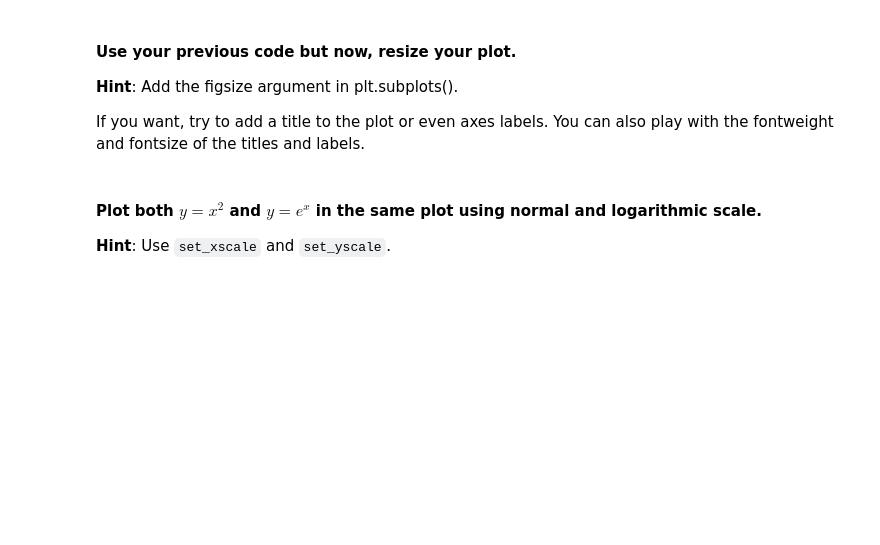
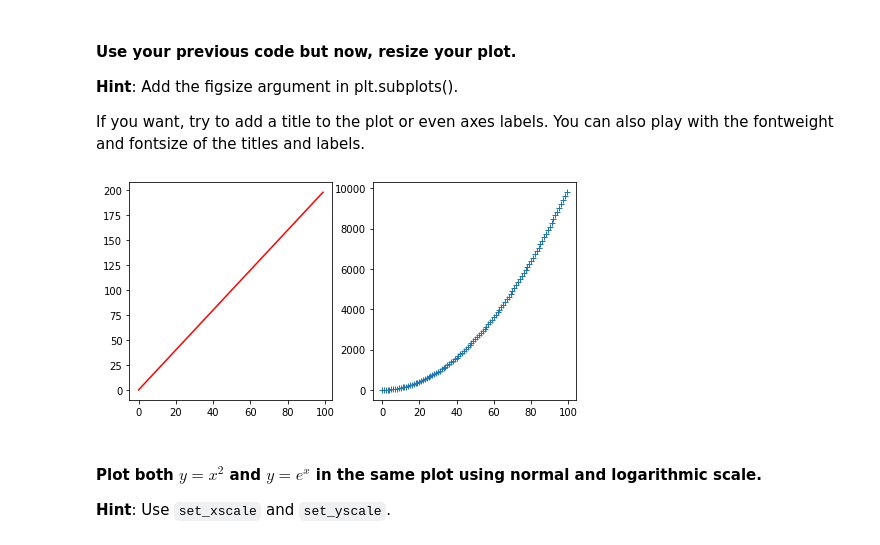
Before and after one commit to renatorbf/lab-matplotlib-seaborn, a Jupyter notebook: your-code/main.ipynb, the cells around one changed output. Cells and saved outputs as stored; diff of their text form; code cells hidden in the pictures; blank space fills up the shorter version.

```diff
--- a/your-code/main.ipynb
+++ b/your-code/main.ipynb
@@ -55,3 +53,16 @@ If you want, try to add a title to the plot or even axes labels. You can also pl
+# %%
+# your code here
+plt.figure(figsize = (8,4))
+
+plt.subplot(1,2,1)
+plt.plot(x,y,'r')
+
+plt.subplot(1,2,2)
+plt.plot(x,z,'+')
+
+plt.show()
+# %% [output]
+[figure, added]
 # %% [markdown]
 #### Plot both $y=x^2$ and $y=e^x$ in the same plot using normal and logarithmic scale.
 **Hint**: Use `set_xscale` and `set_yscale`.
```
Also changed, not shown: parts of 1 cell of this notebook.
